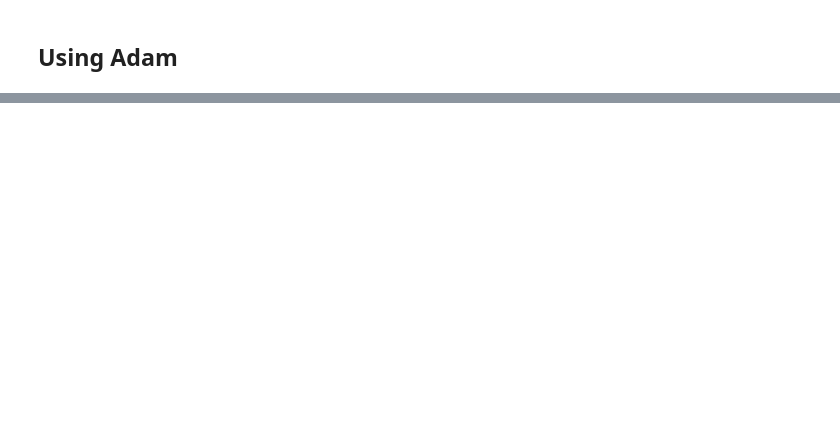
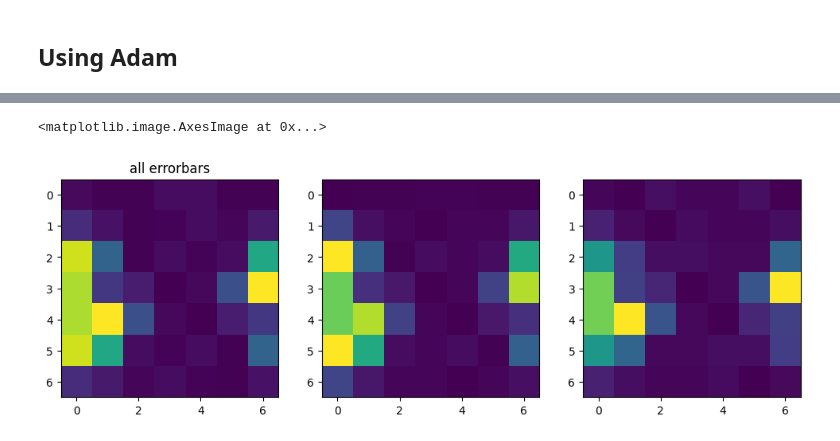
Before and after one commit to haroonraja01/ConvNetsTransferLearning, a Jupyter notebook: notebooks/TransferLearningCNN.ipynb, the cells around one changed output, grey strips where cells are left out. Saved outputs shown, nothing was run; the diff lists cells and outputs as text; code cells hidden in the pictures; blank space fills up the shorter version.

```diff
--- a/notebooks/TransferLearningCNN.ipynb
+++ b/notebooks/TransferLearningCNN.ipynb
@@ -266,0 +387,10 @@ tensor(0.3237, grad_fn=<NllLossBackward0>) tensor(0) tensor([0, 0, 1, 1, 1, 1, 1
+# %%
+fig, (ax0, ax1, ax2) = plt.subplots(nrows=1, ncols=3,figsize=(12, 6))
+
+ax0.set_title('all errorbars')
+ax0.imshow(torch.fft.fft2(params_adam[0][0, 0, :, :]).abs().detach().cpu().numpy())
+ax1.imshow(torch.fft.fft2(params_adam[0][0, 1, :, :]).abs().detach().cpu().numpy())
+ax2.imshow(torch.fft.fft2(params_adam[0][0, 2, :, :]).abs().detach().cpu().numpy())
+# %% [output]
+<matplotlib.image.AxesImage at 0x...>
+[figure, added]
```
Also changed, not shown: parts of 24 cells of this notebook, 6 other files.
